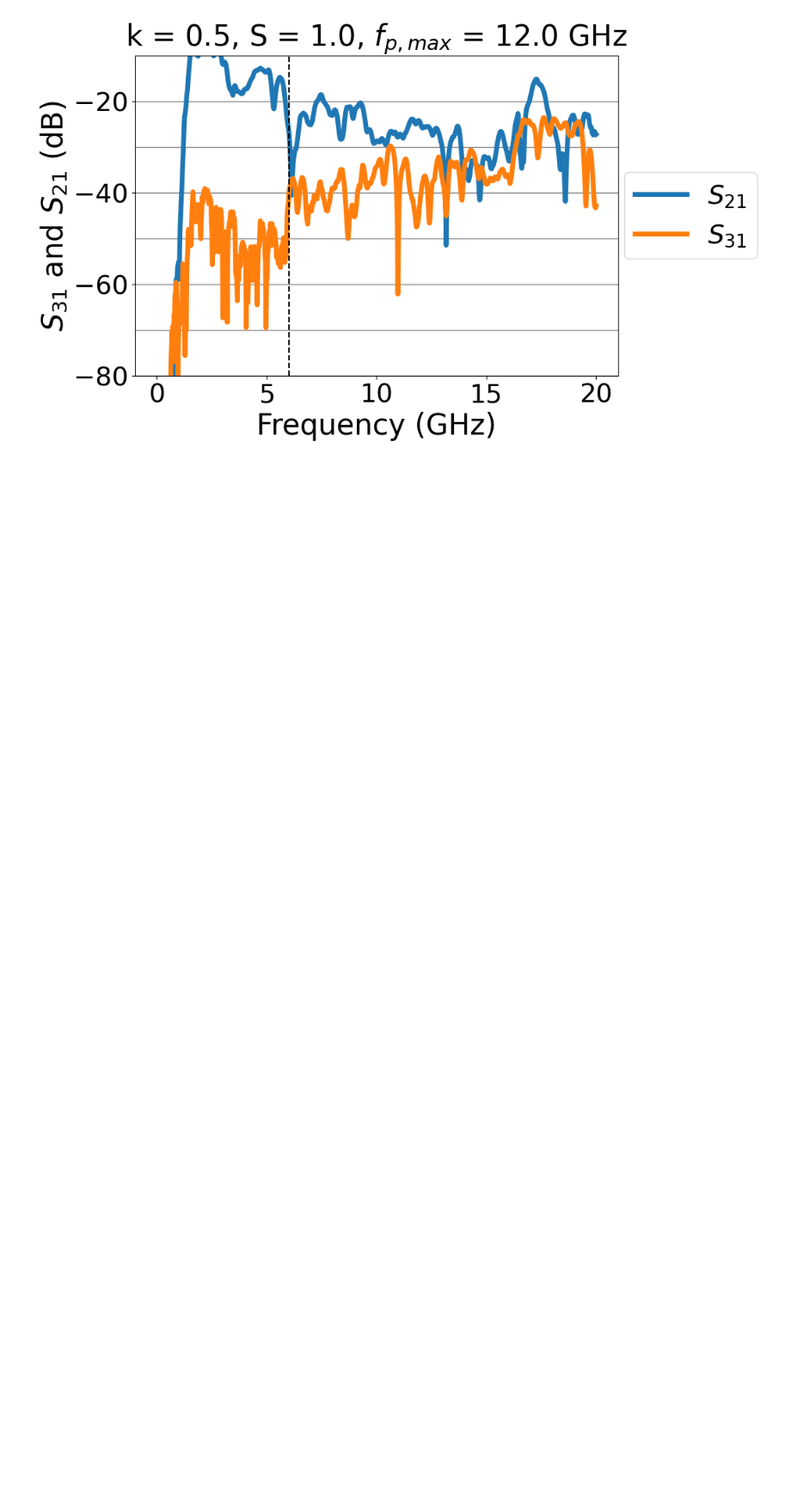
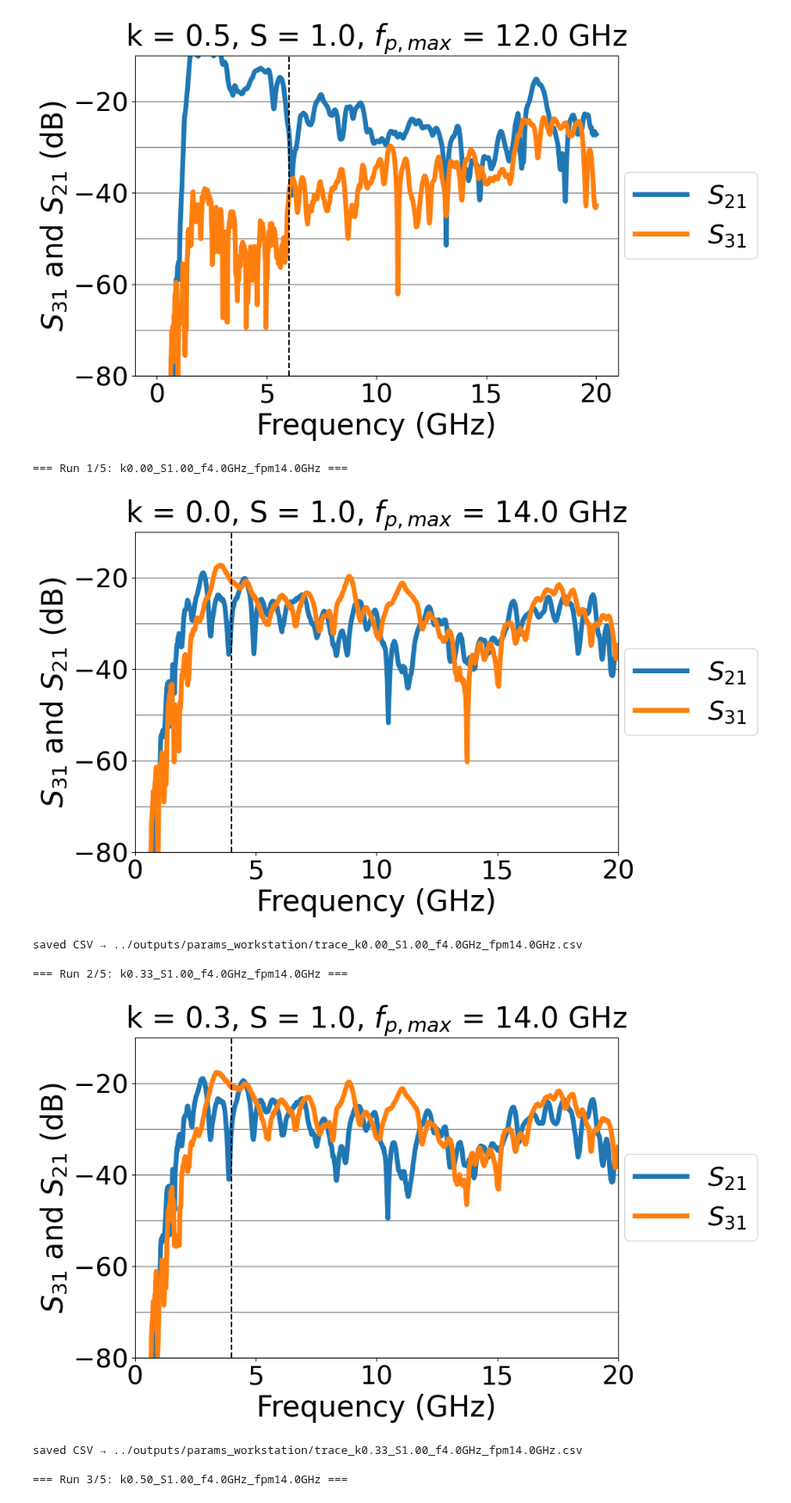
Before and after one commit to Strongly-Coupled-Systems-Lab/PMM, a Jupyter notebook: scripts/debug_copy2.ipynb, the cells around one changed output. Shown at 86% size. Cells and saved outputs as stored; diff of their text form; code cells hidden in the pictures; blank space fills up the shorter version.

Commit message:
processing Noah's params from in-silico opt

```diff
--- a/scripts/debug_copy2.ipynb
+++ b/scripts/debug_copy2.ipynb
@@ -632,0 +633,78 @@ PMM.Wvg_Run_And_Plot(
+# %%
+# checking params from workstation with envelope sweep:
+# runs Wvg_Run_And_Plot for a few (k,S) pairs, pauses for the VNA, then saves the s-params to a csv.
+
+import time, os
+import numpy as np
+from PMM.PMMInSitu import PMMInSitu
+
+conf_path = "../confs/conf_test.yaml"
+save_dir  = "../outputs/params_workstation"
+rho_file  = "../outputs/params_workstation/6by6HexWvg_ez_w8GHz_wpmax14GHz_gam1GHz_res30_nonuniform_r3.csv"
+
+fpm       = 14.0
+f_center  = 4.0        # ******match this to rho_file from Noah******
+fwin      = [0.0, 20.0]
+show_plot = True
+
+vna_settle_s = 8.0
+idle_s       = 37.0
+
+# Envelope lines
+runs = [
+    (0.00, 1.00),  # top
+    (0.33, 1.00),
+    (0.50, 1.00),  # middle
+    (0.67, 1.00),
+    (1.00, 1.00),  # bottom
+]
+
+rho = np.loadtxt(rho_file, delimiter=',').ravel()
+PMM = PMMInSitu(conf_path)
+
+for idx, (k, S) in enumerate(runs, start=1):
+    tag = f"k{k:.2f}_S{S:.2f}_f{f_center:.1f}GHz_fpm{fpm:.1f}GHz"
+    print(f"\n=== Run {idx}/{len(runs)}: {tag} ===")
+
+    # Run + plot
+    PMM.Wvg_Run_And_Plot(
+        save_dir=save_dir,
+        rho=rho,
+        fpm=fpm,
+        k=k, S=S,
+        f=f_center,
+        fwin=fwin,
+        show=show_plot
+    )
+
+    time.sleep(vna_settle_s)
+
+    # Gret s-params and save
+    try:
+        freq, S21, S31 = PMM.Get_S21_S31()
+        out = np.column_stack([
+            freq/1e9,
+            np.real(S21), np.imag(S21), np.abs(S21),
+            np.real(S31), np.imag(S31), np.abs(S31),
+        ])
+        header = "freq_GHz,S21_real,S21_imag,S21_mag,S31_real,S31_imag,S31_mag"
+        out_path = os.path.join(save_dir, f"trace_{tag}.csv")
+        np.savetxt(out_path, out, delimiter=",", header=header, comments="")
+        print(f"saved CSV → {out_path}")
+    except Exception as e:
+        print(f"could not read/save S-parameters: {e}")
+
+    if idle_s > 0:
+        time.sleep(idle_s)
+
+print("\nAll envelope runs done.")
+# %% [output]
+=== Run 1/5: k0.00_S1.00_f4.0GHz_fpm14.0GHz ===
+[figure, added]
+saved CSV → ../outputs/params_workstation/trace_k0.00_S1.00_f4.0GHz_fpm14.0GHz.csv
+
+=== Run 2/5: k0.33_S1.00_f4.0GHz_fpm14.0GHz ===
+[figure, added]
+saved CSV → ../outputs/params_workstation/trace_k0.33_S1.00_f4.0GHz_fpm14.0GHz.csv
+
+=== Run 3/5: k0.50_S1.00_f4.0GHz_fpm14.0GHz ===
```
Also changed, not shown: parts of 3 cells of this notebook, 6 other files.
